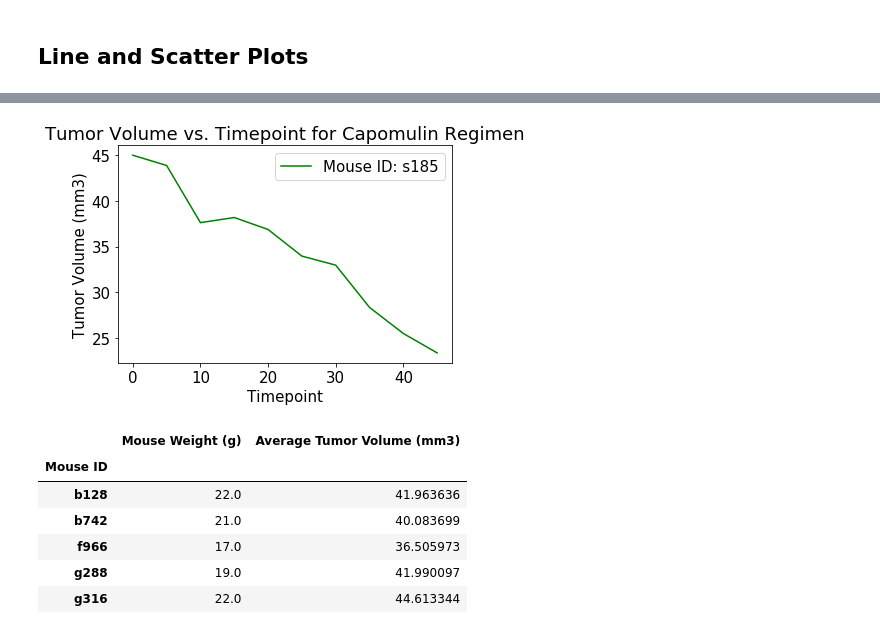
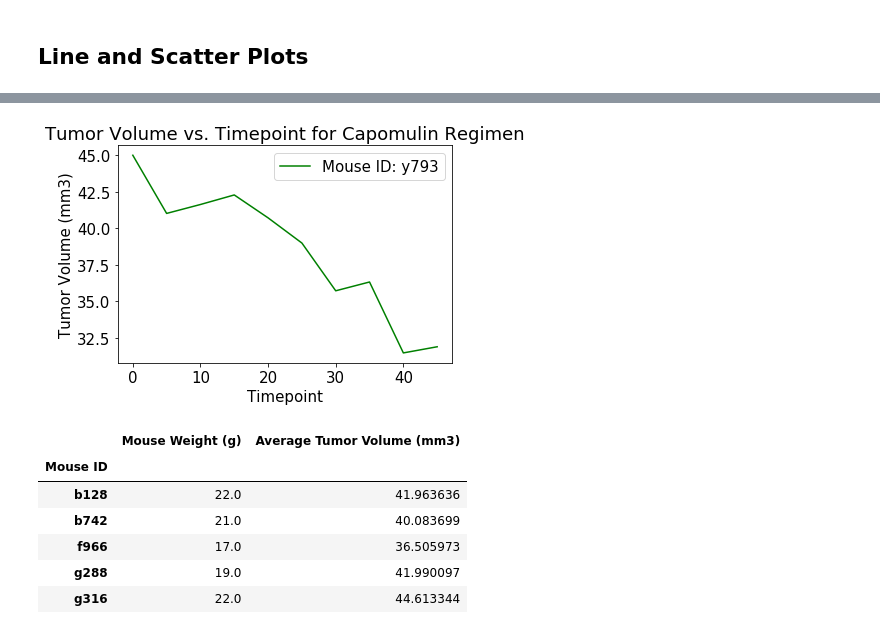
Before and after one commit to aburstyn9068/matplotlib-challenge, a Jupyter notebook: pymaceuticals_starter.ipynb, the cells around one changed output, grey strips where cells are left out. Drawn from its saved outputs; the diff is of its cells as text; code cells hidden in the pictures.

```diff
--- a/pymaceuticals_starter.ipynb
+++ b/pymaceuticals_starter.ipynb
@@ -438,17 +380,17 @@ capDF
 # %%
 # Generate a line plot of tumor volume vs. time point for a mouse treated with Capomulin
-mouse = "s185"
+mouse = "y793"
 capMouse = capDF.loc[capDF["Mouse ID"]==mouse]
 capMouse = capMouse[["Timepoint", "Tumor Volume (mm3)"]]
 capMouse = capMouse.set_index("Timepoint")
 capMouse.plot(kind="line", color="g")
 plt.title("Tumor Volume vs. Timepoint for Capomulin Regimen")
 plt.ylabel("Tumor Volume (mm3)")
 legendString = "Mouse ID: " + mouse
 plt.legend([legendString])
 plt.show()
 # %% [output]
-[figure, old version]
+[figure, new version]
 # %%
 # Create a data frame of average tumor volume and mouse weight for the Capomulin regimen treated mice
 tumVolWeight = capDF.groupby("Mouse ID").mean()
```
Also changed, not shown: parts of 4 cells of this notebook.
